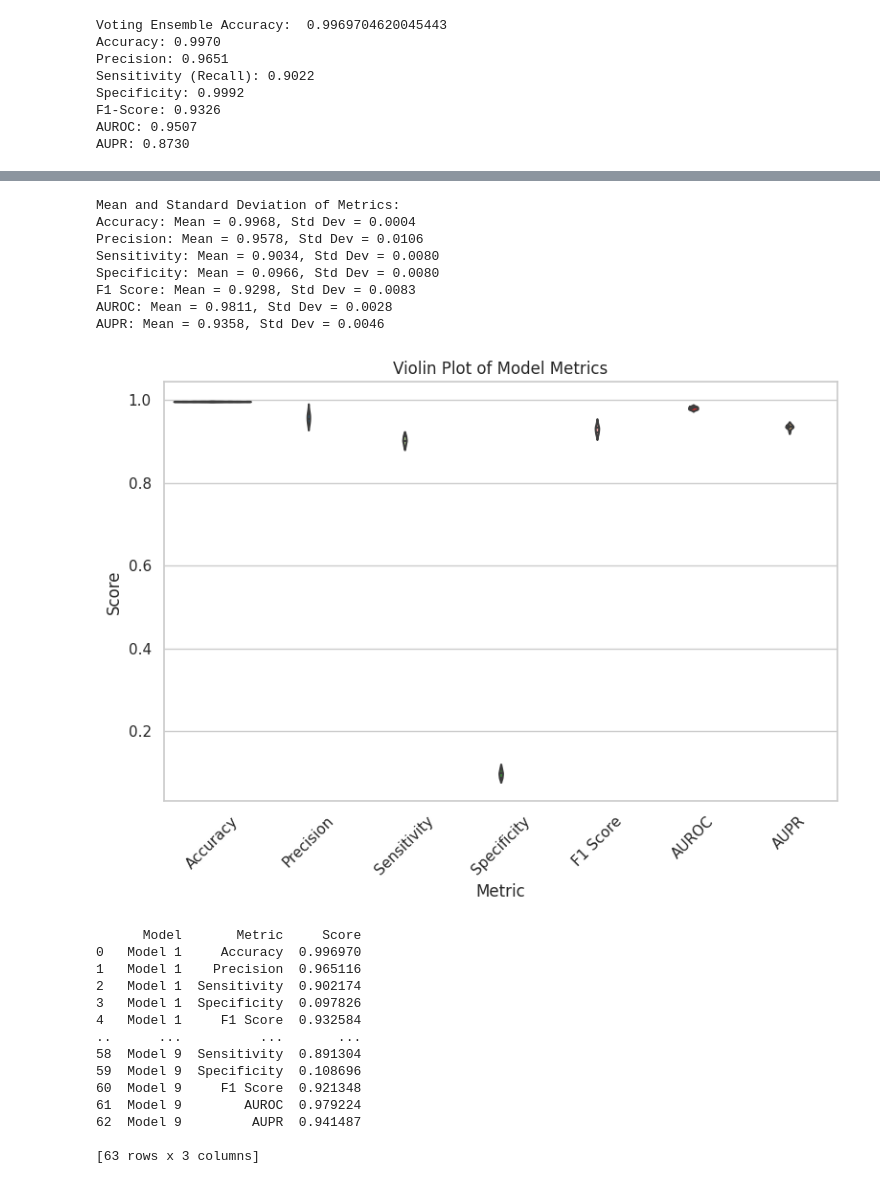
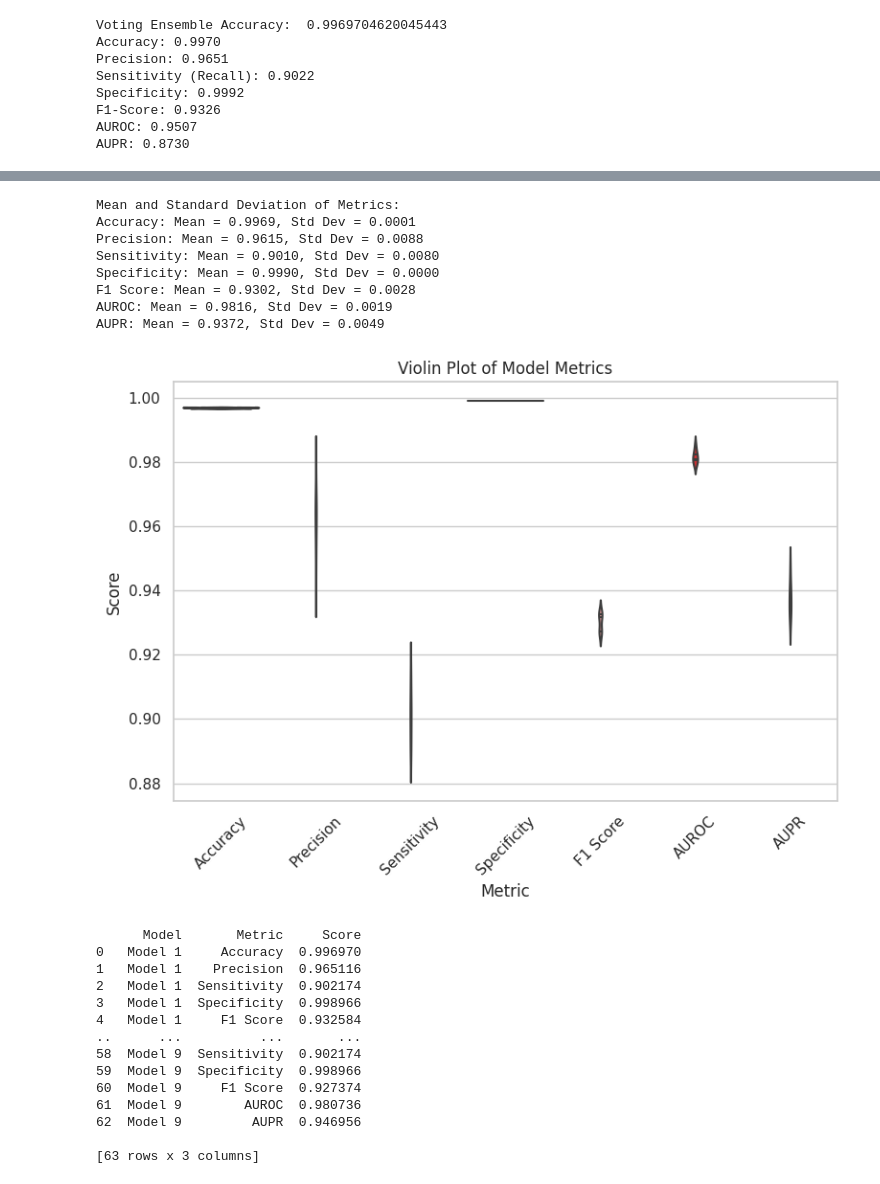
Before and after one commit to BarneyStinson73/CSE472-Machine-Learning-Sessional, a Jupyter notebook: Assignment 2/regression.ipynb, the cells around one changed output, grey strips where cells are left out. Drawn from its saved outputs; the diff is of its cells as text; code cells hidden in the pictures.

```diff
--- a/Assignment 2/regression.ipynb
+++ b/Assignment 2/regression.ipynb
@@ -242,25 +244,25 @@ import seaborn as sns
 # DATASET 3
 # %%
 
-credit_data = pd.read_csv("creditcard.csv")
-credit_data.drop_duplicates(inplace=True)
-# keeping all the positive class instances and randomly selecting 20000 negative class instances
-positive_class = credit_data[credit_data["Class"] == 1]
-negative_class = credit_data[credit_data["Class"] == 0]
-negative_class = resample(negative_class, n_samples=20000, random_state=42)
-credit_data = pd.concat([positive_class, negative_class], axis=0)
+# credit_data = pd.read_csv("creditcard.csv")
+# credit_data.drop_duplicates(inplace=True)
+# # keeping all the positive class instances and randomly selecting 20000 negative class instances
+# positive_class = credit_data[credit_data["Class"] == 1]
+# negative_class = credit_data[credit_data["Class"] == 0]
+# negative_class = resample(negative_class, n_samples=20000, random_state=42)
+# credit_data = pd.concat([positive_class, negative_class], axis=0)
 
-credit_data.drop_duplicates(inplace=True)
-features = credit_data.drop(["Class"], axis=1)
-target = credit_data["Class"]
+# credit_data.drop_duplicates(inplace=True)
+# features = credit_data.drop(["Class"], axis=1)
+# target = credit_data["Class"]
 
-# scaling the data
-scaler = StandardScaler()
-features = scaler.fit_transform(features)
+# # scaling the data
+# scaler = StandardScaler()
+# features = scaler.fit_transform(features)
 
-# splitting the data
-x_train, x_test, y_train, y_test = train_test_split(features, target, test_size=0.2, random_state=42)
-x_train, x_val, y_train, y_val = train_test_split(x_train, y_train, test_size=0.2, random_state=42)
+# # splitting the data
+# x_train, x_test, y_train, y_test = train_test_split(features, target, test_size=0.2, random_state=42)
+# x_train, x_val, y_train, y_val = train_test_split(x_train, y_train, test_size=0.2, random_state=42)
 # %%
 
 features = pd.DataFrame(features)
@@ -271,7 +273,7 @@ models=[]
 accuracies=[]
 np.random.seed(42)
 for i in range(9):
-    indices = resample(range(len(x_train)), replace=True, n_samples=int(0.8 * len(x_train)))
+    indices = resample(range(len(x_train)), replace=True, n_samples=int( len(x_train)))
 
 
     sampled_features = features.iloc[indices]
@@ -523,7 +523,10 @@ for i, model in enumerate(models):
     accuracy = accuracy_score(y_test, y_pred_base)
     precision = precision_score(y_test, y_pred_base)
     sensitivity = recall_score(y_test, y_pred_base)  # Recall is sensitivity
-    specificity = recall_score(y_test, 1 - y_pred_base)  # Specificity calculation
+    # specificity = recall_score(y_test, 1 - y_pred_base)
+    # # Specificity calculation
+    tn, fp, fn, tp = confusion_matrix(y_test, y_pred).ravel()
+    specificity = tn / (tn + fp)
     f1 = f1_score(y_test, y_pred_base)
     auroc = roc_auc_score(y_test, model.predict_proba(x_test)[:, 1])
     aupr = average_precision_score(y_test, model.predict_proba(x_test)[:, 1])
@@ -550,52 +553,52 @@ metric_stats = {metric: {"mean": np.mean(values), "std": np.std(values)} for met
 
 # Print out mean and standard deviation for each metric
 print("\nMean and Standard Deviation of Metrics:")
 for metric, stats in metric_stats.items():
     print(f"{metric}: Mean = {stats['mean']:.4f}, Std Dev = {stats['std']:.4f}")
 
 # Create a violin plot
 plt.figure(figsize=(8, 6))
 sns.set_theme(style='whitegrid')
 sns.color_palette("Paired")
 sns.violinplot(x='Metric', y='Score', data=metrics_df, inner='quartile',palette="Paired")
 plt.title('Violin Plot of Model Metrics')
 plt.xticks(rotation=45)
 plt.ylabel('Score')
 plt.xlabel('Metric')
 
 # Annotating the plot with mean and std dev
 for i, metric in enumerate(mean_std_metrics.keys()):
     mean_val = metric_stats[metric]['mean']
     std_val = metric_stats[metric]['std']
     # plt.text(i, mean_val, f'Mean: {mean_val:.4f}\nStd Dev: {std_val:.4f}',
     #          horizontalalignment='center', size='medium', color='black', weight='semibold')
 
 plt.tight_layout()
 plt.show()
 
 # Displaying the metrics DataFrame
 print(metrics_df)
 # %% [output]
 Mean and Standard Deviation of Metrics:
-Accuracy: Mean = 0.9968, Std Dev = 0.0004
-Precision: Mean = 0.9578, Std Dev = 0.0106
-Sensitivity: Mean = 0.9034, Std Dev = 0.0080
-Specificity: Mean = 0.0966, Std Dev = 0.0080
-F1 Score: Mean = 0.9298, Std Dev = 0.0083
-AUROC: Mean = 0.9811, Std Dev = 0.0028
-AUPR: Mean = 0.9358, Std Dev = 0.0046
+Accuracy: Mean = 0.9969, Std Dev = 0.0001
+Precision: Mean = 0.9615, Std Dev = 0.0088
+Sensitivity: Mean = 0.9010, Std Dev = 0.0080
+Specificity: Mean = 0.9990, Std Dev = 0.0000
+F1 Score: Mean = 0.9302, Std Dev = 0.0028
+AUROC: Mean = 0.9816, Std Dev = 0.0019
+AUPR: Mean = 0.9372, Std Dev = 0.0049
-[figure, old version]
+[figure, new version]
       Model       Metric     Score
 0   Model 1     Accuracy  0.996970
 1   Model 1    Precision  0.965116
 2   Model 1  Sensitivity  0.902174
-3   Model 1  Specificity  0.097826
+3   Model 1  Specificity  0.998966
 4   Model 1     F1 Score  0.932584
 ..      ...          ...       ...
-58  Model 9  Sensitivity  0.891304
-59  Model 9  Specificity  0.108696
-60  Model 9     F1 Score  0.921348
-61  Model 9        AUROC  0.979224
-62  Model 9         AUPR  0.941487
+58  Model 9  Sensitivity  0.902174
+59  Model 9  Specificity  0.998966
+60  Model 9     F1 Score  0.927374
+61  Model 9        AUROC  0.980736
+62  Model 9         AUPR  0.946956
 
 [63 rows x 3 columns]
```
Also changed, not shown: parts of 4 cells of this notebook.
